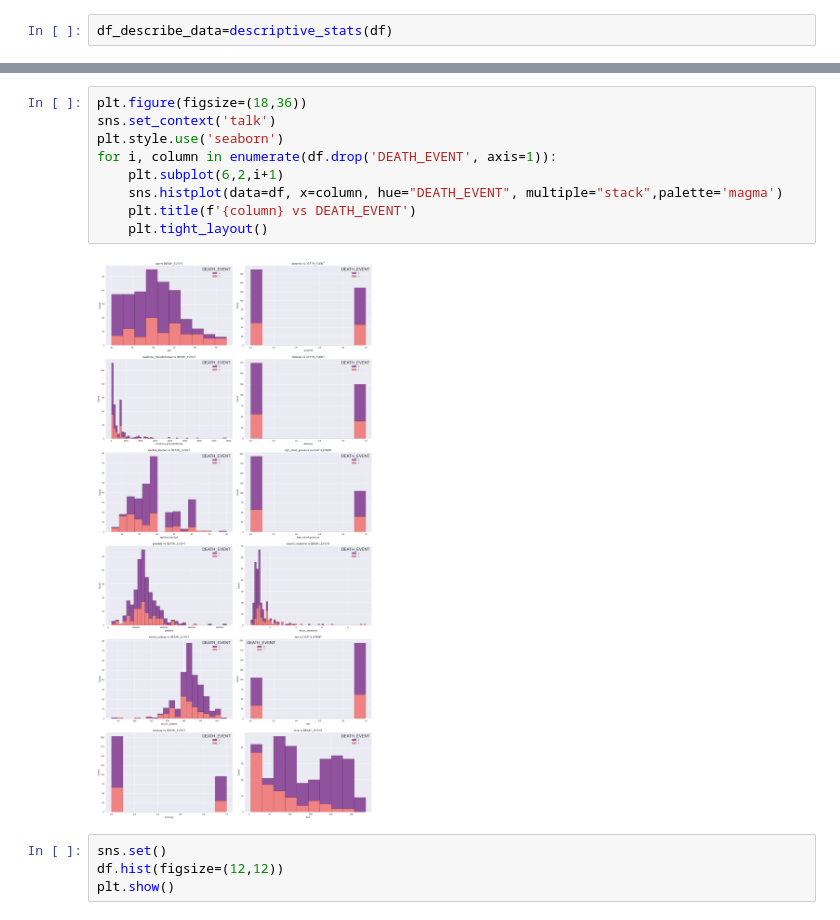
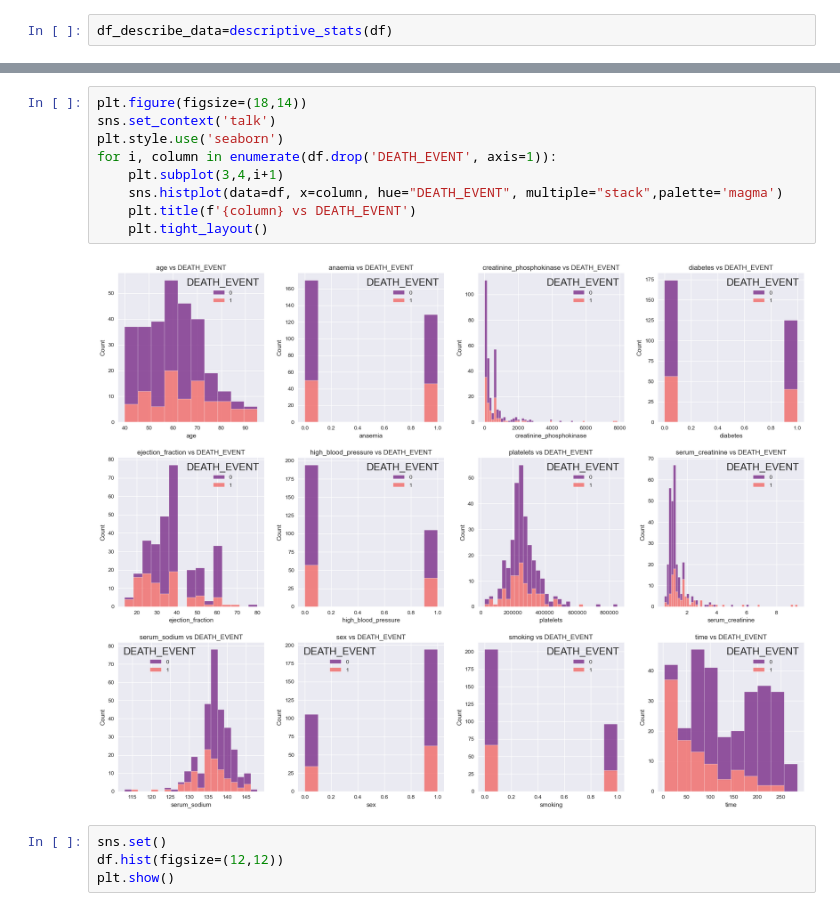
Before and after one commit to judytruchuynh/ML-models-to-predict-heart-failure, a Jupyter notebook: main.ipynb, the cells around one changed output, grey strips where cells are left out. Cells and saved outputs as stored; diff of their text form.

```diff
--- a/main.ipynb
+++ b/main.ipynb
@@ -64,16 +64,16 @@ df_describe_data.T
 | skew | 0.420937 | 0.276863 | 4.440689 | 0.332251 | 0.552593 | 0.623583 | 1.454975e+00 | ... |
 | kurtosis | -0.201793 | -1.923347 | 24.710458 | -1.889609 | 0.020720 | -1.611144 | 6.085906e+00 | ... |
 # %%
-plt.figure(figsize=(18,36))
+plt.figure(figsize=(18,14))
 sns.set_context('talk')
 plt.style.use('seaborn')
 for i, column in enumerate(df.drop('DEATH_EVENT', axis=1)):
-    plt.subplot(6,2,i+1)
+    plt.subplot(3,4,i+1)
     sns.histplot(data=df, x=column, hue="DEATH_EVENT", multiple="stack",palette='magma')
     plt.title(f'{column} vs DEATH_EVENT')
     plt.tight_layout()
 # %% [output]
-[figure, old version]
+[figure, new version]
 # %%
 sns.set()
 df.hist(figsize=(12,12))
```
Also changed, not shown: parts of 32 cells of this notebook, 1 other file.
